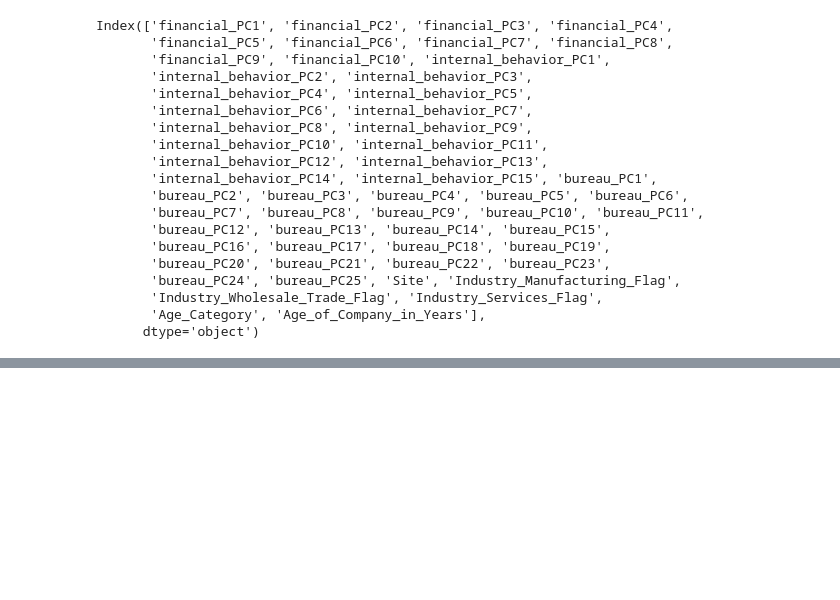
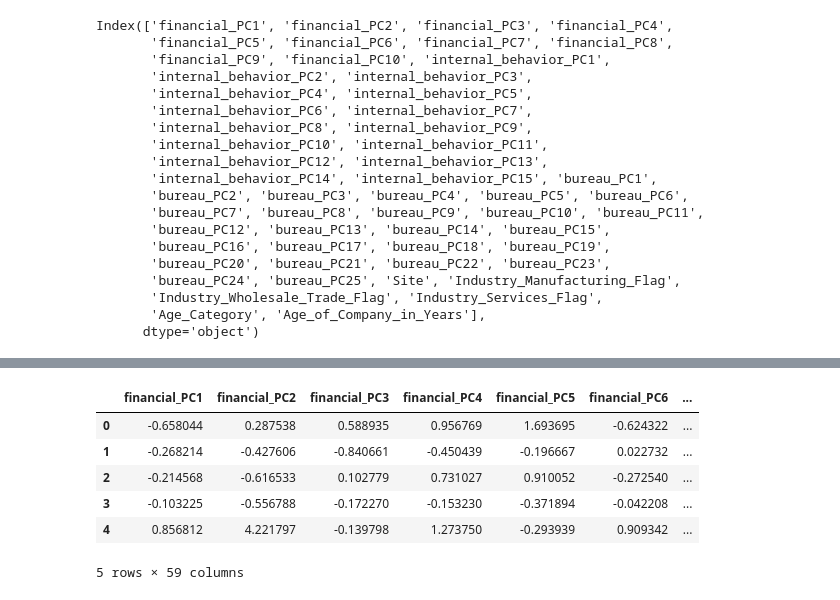
Before and after one commit to WatchMtLiu/PHBS_MLF_2024, a Jupyter notebook: Project.ipynb, the cells around one changed output, grey strips where cells are left out. Cells and saved outputs as stored; diff of their text form; code cells hidden in the pictures; blank space fills up the shorter version.

Commit message:
Add files via upload
Credit Risk Prediction

```diff
--- a/Project.ipynb
+++ b/Project.ipynb
@@ -1088,0 +1109,14 @@ for i in range(3):
+# %%
+# the Probability as lable 1
+for i in range(3):
+    X_train_ros['modular'+str(i)] = model_list[i].predict_proba(X_train_ros[val_list[i]])[:, 1]
+# %%
+X_train_ros.head()
+# %% [output]
+|  | financial_PC1 | financial_PC2 | financial_PC3 | financial_PC4 | financial_PC5 | financial_PC6 | ... |
+| 0 | -0.658044 | 0.287538 | 0.588935 | 0.956769 | 1.693695 | -0.624322 | ... |
+| 1 | -0.268214 | -0.427606 | -0.840661 | -0.450439 | -0.196667 | 0.022732 | ... |
+| 2 | -0.214568 | -0.616533 | 0.102779 | 0.731027 | 0.910052 | -0.272540 | ... |
+| 3 | -0.103225 | -0.556788 | -0.172270 | -0.153230 | -0.371894 | -0.042208 | ... |
+| 4 | 0.856812 | 4.221797 | -0.139798 | 1.273750 | -0.293939 | 0.909342 | ... |
+5 rows × 59 columns
```
Also changed, not shown: parts of 17 cells of this notebook.
